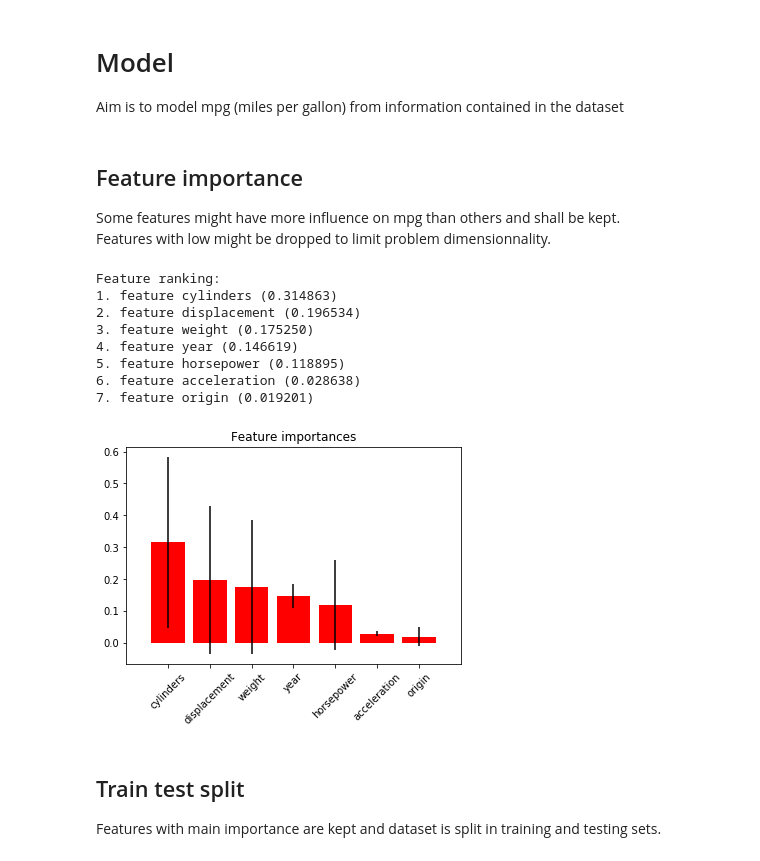
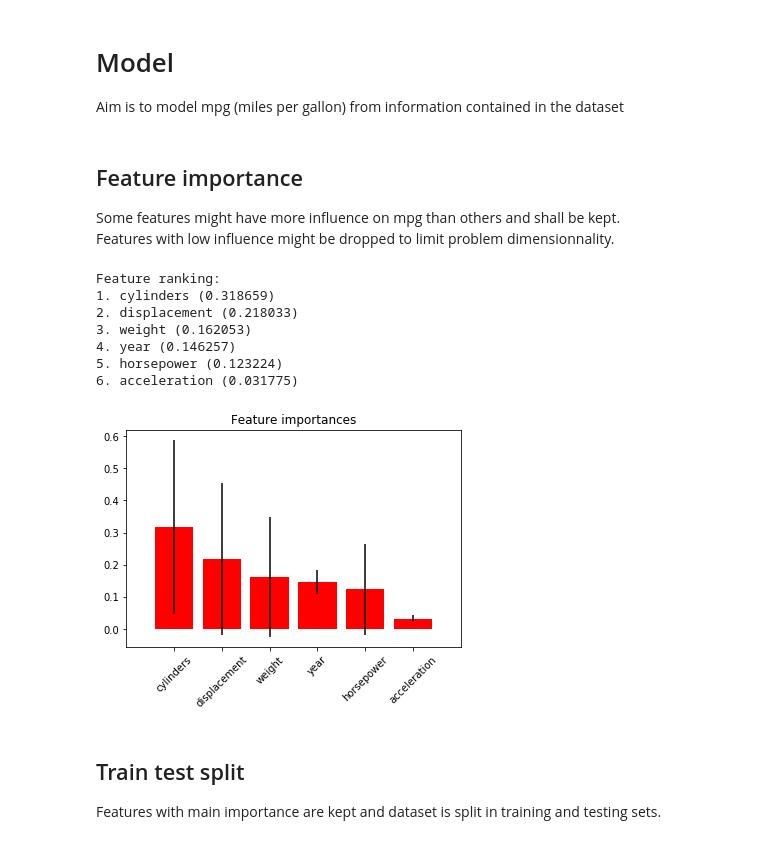
Before and after one commit to dhervillez/machine_learning_training, a Jupyter notebook: auto_mpg_regression_sklearn.ipynb, the cells around one changed output. Saved outputs shown, nothing was run; the diff lists cells and outputs as text; code cells hidden in the pictures.

```diff
--- a/auto_mpg_regression_sklearn.ipynb
+++ b/auto_mpg_regression_sklearn.ipynb
@@ -83,45 +86,44 @@ Aim is to model mpg (miles per gallon) from information contained in the dataset
 # %% [markdown]
 ## Feature importance
 Some features might have more influence on mpg than others and shall be kept.<br>
-Features with low might be dropped to limit problem dimensionnality.
+Features with low influence might be dropped to limit problem dimensionnality.
 # %%
 from sklearn.ensemble import ExtraTreesRegressor
 
 # Build a forest and compute the impurity-based feature importances
 forest = ExtraTreesRegressor(n_estimators=250,
                               random_state=0)
-X=df[independant_var]
+X=df[set(independant_var) - set(['origin'])]
 y=df['mpg']
 forest.fit(X, y)
 importances = forest.feature_importances_
 std = np.std([tree.feature_importances_ for tree in forest.estimators_],
              axis=0)
 indices = np.argsort(importances)[::-1]
 
 # Print the feature ranking
 print("Feature ranking:")
 
 for f in range(X.shape[1]):
-    print("%d. feature %s (%f)" % (f + 1, X.columns[indices[f]], importances[indices[f]]))
+    print("%d. %s (%f)" % (f + 1, X.columns[indices[f]], importances[indices[f]]))
 
 # Plot the impurity-based feature importances of the forest
 plt.figure()
 plt.title("Feature importances")
 plt.bar(range(X.shape[1]), importances[indices],
         color="r", yerr=std[indices], align="center")
 plt.xticks(range(X.shape[1]), X.columns[indices], rotation=45)
 plt.xlim([-1, X.shape[1]])
 plt.show()
 # %% [output]
 Feature ranking:
-1. feature cylinders (0.314863)
-2. feature displacement (0.196534)
-3. feature weight (0.175250)
-4. feature year (0.146619)
-5. feature horsepower (0.118895)
-6. feature acceleration (0.028638)
-7. feature origin (0.019201)
+1. cylinders (0.318659)
+2. displacement (0.218033)
+3. weight (0.162053)
+4. year (0.146257)
+5. horsepower (0.123224)
+6. acceleration (0.031775)
-[figure, old version]
+[figure, new version]
 # %% [markdown]
 ## Train test split
 Features with main importance are kept and dataset is split in training and testing sets.
```
Also changed, not shown: parts of 12 cells of this notebook, 1 other file.
